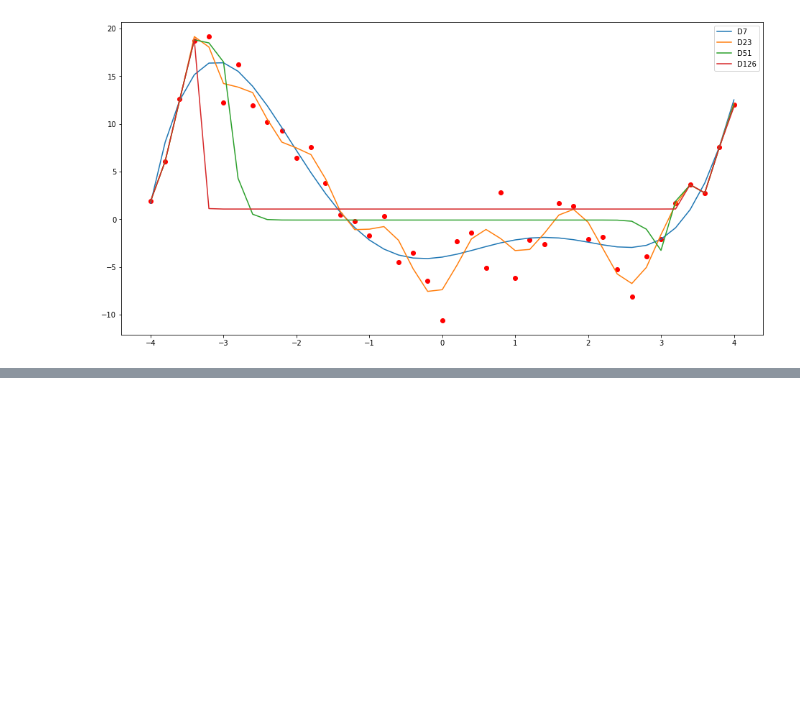
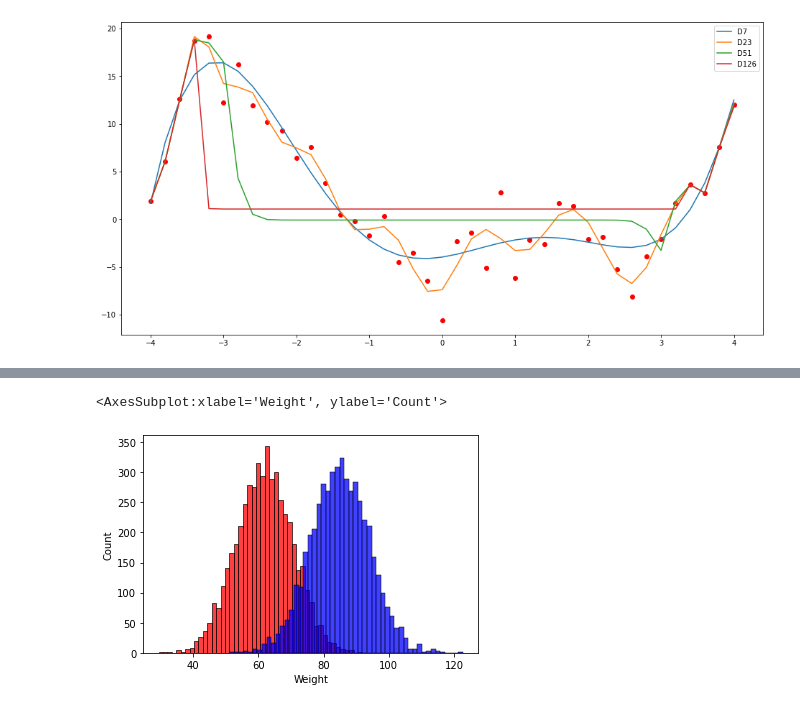
Before and after one commit to pad2012/Python2A, a Jupyter notebook: Dzien06/01-regresja.ipynb, the cells around one changed output, grey strips where cells are left out. Saved outputs shown, nothing was run; the diff lists cells and outputs as text; code cells hidden in the pictures; blank space fills up the shorter version.

```diff
--- a/Dzien06/01-regresja.ipynb
+++ b/Dzien06/01-regresja.ipynb
@@ -240,0 +303,3 @@ D=126, R2=0.2615133303288173
+# %%
+df = pd.read_csv("http://51.91.120.89/extras/weight-height.csv")
+df
@@ -240,0 +330,4 @@ D=126, R2=0.2615133303288173
+# %%
+# konwersja z wart. imperialnych na metryczne
+df.Height *= 2.54
+df.Weight /= 2.2
@@ -240,0 +350,6 @@ D=126, R2=0.2615133303288173
+# %%
+sns.histplot(df.query(" Gender=='Female' ").Weight, color="red")
+sns.histplot(df.query(" Gender=='Male' ").Weight, color="blue")
+# %% [output]
+<AxesSubplot:xlabel='Weight', ylabel='Count'>
+[figure, added]
```
Also changed, not shown: parts of 18 cells of this notebook.
